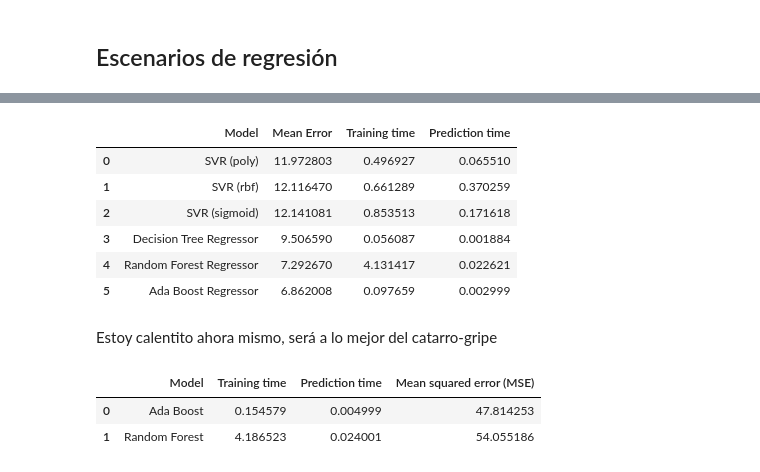
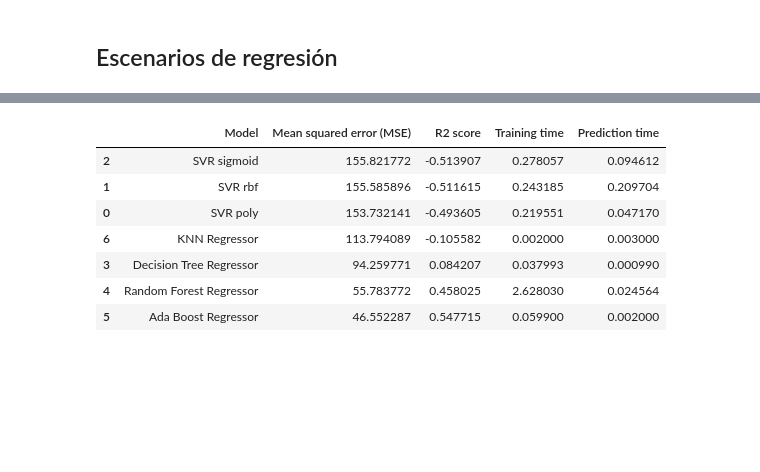
Before and after one commit to alu0101351773/TAAD_practicas, a Jupyter notebook: src/regression.ipynb, the cells around one changed output, grey strips where cells are left out. Drawn from its saved outputs; the diff is of its cells as text; code cells hidden in the pictures; blank space fills up the shorter version.

```diff
--- a/src/regression.ipynb
+++ b/src/regression.ipynb
@@ -127,4 +187,19 @@ df['shipping_company'] = LabelEncoder().fit_transform(df['shipping_company'])
 # %%
-# Conversión de timestamp `send_timestamp` a segundos desde Epoch
+df_01 = df.copy(deep = True)
 
-df['send_timestamp'] = pd.to_datetime(df['send_timestamp']).astype(np.int64) // 10**9
+# Etiquetado de caracteristicas
+category_list = [
+    'source_country',
+    'destination_country',
+    'shipment_mode',
+    'shipping_company'
+]
+for category in category_list:
+    df_01[category] = LabelEncoder().fit_transform(df_01[category])
+
+
+# Conversión a segundos desde Epoch
+df_01['send_timestamp'] = pd.to_datetime(df['send_timestamp']).astype(np.int64) // 10**9
+
+
+display(df_01)
@@ -293,34 +220,28 @@ display(models_results)
-# %%
-# Mostrado de resultados sin cuadrado (para mejor comprensión)
-
-models_results['Mean Squared Error'] = models_results['Mean Squared Error'].apply(lambda x: np.sqrt(x))
-models_results.columns = ['Model', 'Mean Error', 'Training time', 'Prediction time']
-
-display(models_results)
-# %% [output]
-|  | Model | Mean Error | Training time | Prediction time |
-| 0 | SVR (poly) | 11.972803 | 0.496927 | 0.065510 |
-| 1 | SVR (rbf) | 12.116470 | 0.661289 | 0.370259 |
-| 2 | SVR (sigmoid) | 12.141081 | 0.853513 | 0.171618 |
-| 3 | Decision Tree Regressor | 9.506590 | 0.056087 | 0.001884 |
-| 4 | Random Forest Regressor | 7.292670 | 4.131417 | 0.022621 |
-| 5 | Ada Boost Regressor | 6.862008 | 0.097659 | 0.002999 |
-# %% [markdown]
-Estoy calentito ahora mismo, será a lo mejor del catarro-gripe
+# %%
+X = df_01.drop(columns=['shipping_time'])
+y = df_01['shipping_time']
+
+X_train, X_test, y_train, y_test = train_test_split(X, y, test_size=0.3)
 # %%
-train_results = train_models(X_train, y_train,
-    {
-        'Ada Boost': AdaBoostRegressor(),
-        'Random Forest': RandomForestRegressor()
-    }
-)
+train_results = train_models(X_train, y_train, {
+    'SVR poly':                 SVR(kernel='poly'),
+    'SVR rbf':                  SVR(kernel='rbf'),
+    'SVR sigmoid':              SVR(kernel='sigmoid'),
+    'Decision Tree Regressor':  DecisionTreeRegressor(),
+    'Random Forest Regressor':  RandomForestRegressor(),
+    'Ada Boost Regressor':      AdaBoostRegressor(),
+    'KNN Regressor':            KNeighborsRegressor()
+})
 
 test_results = predict_models(X_test, y_test, train_results)
 
-new_df = results_to_dataframe(train_results, test_results)
-
-display(new_df)
+display(results_to_dataframe(train_results, test_results))
 # %% [output]
-|  | Model | Training time | Prediction time | Mean squared error (MSE) |
-| 0 | Ada Boost | 0.154579 | 0.004999 | 47.814253 |
-| 1 | Random Forest | 4.186523 | 0.024001 | 54.055186 |
+|  | Model | Mean squared error (MSE) | R2 score | Training time | Prediction time |
+| 2 | SVR sigmoid | 155.821772 | -0.513907 | 0.278057 | 0.094612 |
+| 1 | SVR rbf | 155.585896 | -0.511615 | 0.243185 | 0.209704 |
+| 0 | SVR poly | 153.732141 | -0.493605 | 0.219551 | 0.047170 |
+| 6 | KNN Regressor | 113.794089 | -0.105582 | 0.002000 | 0.003000 |
+| 3 | Decision Tree Regressor | 94.259771 | 0.084207 | 0.037993 | 0.000990 |
+| 4 | Random Forest Regressor | 55.783772 | 0.458025 | 2.628030 | 0.024564 |
+| 5 | Ada Boost Regressor | 46.552287 | 0.547715 | 0.059900 | 0.002000 |
```
Also changed, not shown: parts of 16 cells of this notebook.
